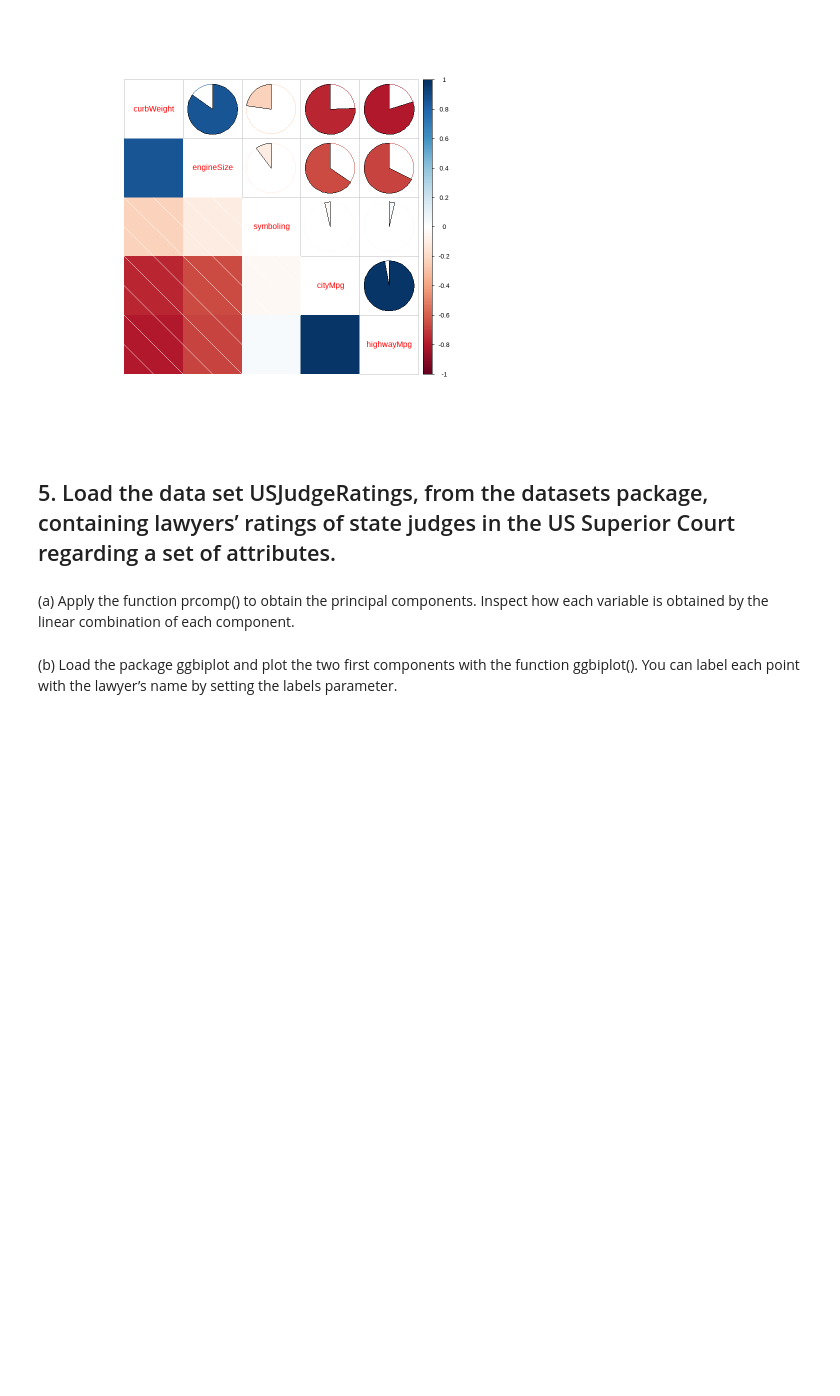
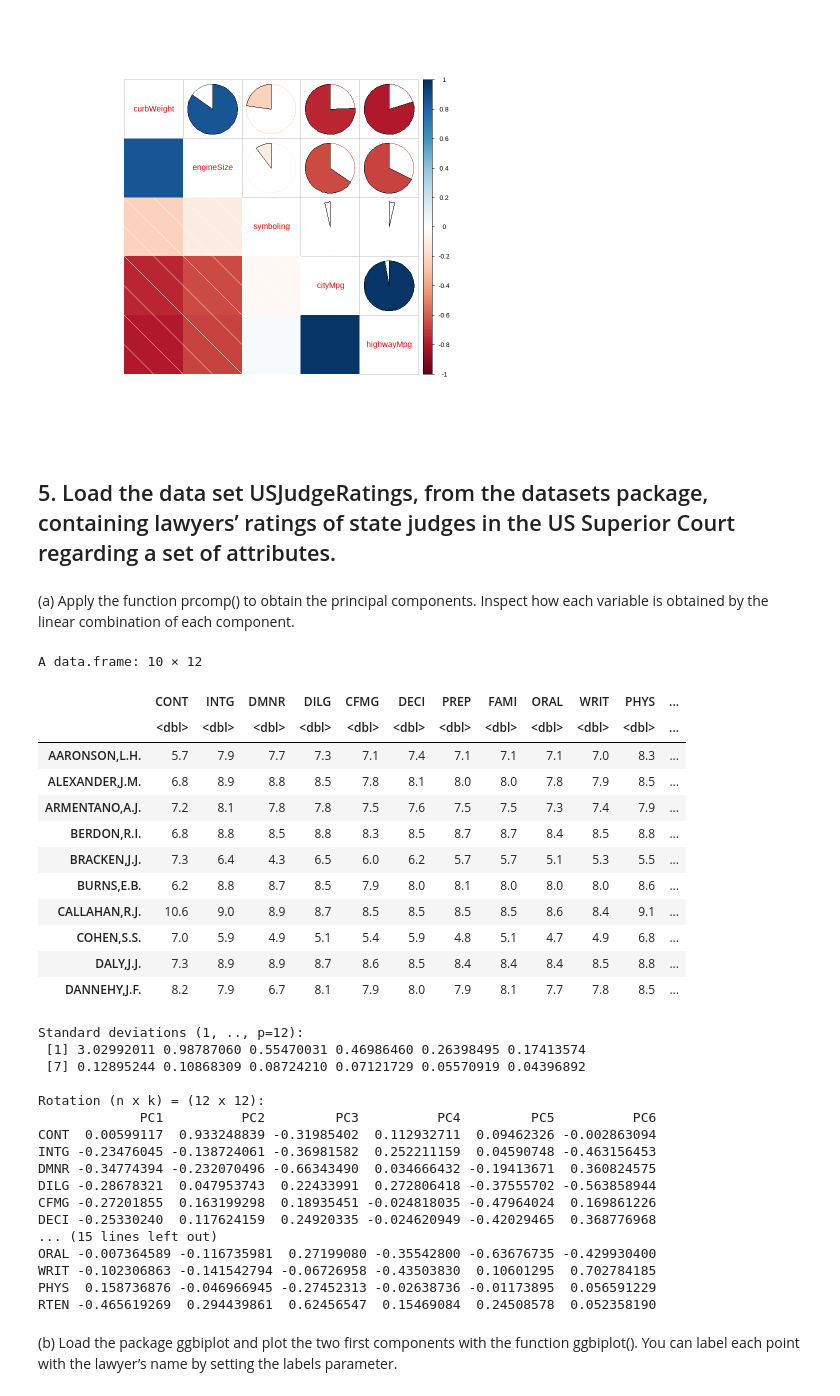
Before and after one commit to JHyel2015/handson_2023A, a Jupyter notebook: notebooks/02_DataQAR.ipynb, the cells around one changed output. Drawn from its saved outputs; the diff is of its cells as text; code cells hidden in the pictures; blank space fills up the shorter version.

```diff
--- a/notebooks/02_DataQAR.ipynb
+++ b/notebooks/02_DataQAR.ipynb
@@ -321,5 +321,40 @@ corrplot.mixed(M, lower = 'shade', upper = 'pie', order = 'hclust')
 ## 5. Load the data set USJudgeRatings, from the datasets package, containing lawyers’ ratings of state judges in the US Superior Court regarding a set of attributes.
 # %% [markdown]
 (a) Apply the function prcomp() to obtain the principal components. Inspect how each variable is obtained by the linear combination of each component.
+# %%
+head(USJudgeRatings,10)
+
+prcomp(USJudgeRatings)
+# %% [output]
+A data.frame: 10 × 12
+|  | CONT | INTG | DMNR | DILG | CFMG | DECI | PREP | FAMI | ORAL | WRIT | PHYS | ... |
+|  | <dbl> | <dbl> | <dbl> | <dbl> | <dbl> | <dbl> | <dbl> | <dbl> | <dbl> | <dbl> | <dbl> | ... |
+| AARONSON,L.H. | 5.7 | 7.9 | 7.7 | 7.3 | 7.1 | 7.4 | 7.1 | 7.1 | 7.1 | 7.0 | 8.3 | ... |
+| ALEXANDER,J.M. | 6.8 | 8.9 | 8.8 | 8.5 | 7.8 | 8.1 | 8.0 | 8.0 | 7.8 | 7.9 | 8.5 | ... |
+| ARMENTANO,A.J. | 7.2 | 8.1 | 7.8 | 7.8 | 7.5 | 7.6 | 7.5 | 7.5 | 7.3 | 7.4 | 7.9 | ... |
+| BERDON,R.I. | 6.8 | 8.8 | 8.5 | 8.8 | 8.3 | 8.5 | 8.7 | 8.7 | 8.4 | 8.5 | 8.8 | ... |
+| BRACKEN,J.J. | 7.3 | 6.4 | 4.3 | 6.5 | 6.0 | 6.2 | 5.7 | 5.7 | 5.1 | 5.3 | 5.5 | ... |
+| BURNS,E.B. | 6.2 | 8.8 | 8.7 | 8.5 | 7.9 | 8.0 | 8.1 | 8.0 | 8.0 | 8.0 | 8.6 | ... |
+| CALLAHAN,R.J. | 10.6 | 9.0 | 8.9 | 8.7 | 8.5 | 8.5 | 8.5 | 8.5 | 8.6 | 8.4 | 9.1 | ... |
+| COHEN,S.S. | 7.0 | 5.9 | 4.9 | 5.1 | 5.4 | 5.9 | 4.8 | 5.1 | 4.7 | 4.9 | 6.8 | ... |
+| DALY,J.J. | 7.3 | 8.9 | 8.9 | 8.7 | 8.6 | 8.5 | 8.4 | 8.4 | 8.4 | 8.5 | 8.8 | ... |
+| DANNEHY,J.F. | 8.2 | 7.9 | 6.7 | 8.1 | 7.9 | 8.0 | 7.9 | 8.1 | 7.7 | 7.8 | 8.5 | ... |
+Standard deviations (1, .., p=12):
+ [1] 3.02992011 0.98787060 0.55470031 0.46986460 0.26398495 0.17413574
+ [7] 0.12895244 0.10868309 0.08724210 0.07121729 0.05570919 0.04396892
+
+Rotation (n x k) = (12 x 12):
+             PC1          PC2         PC3          PC4         PC5          PC6
+CONT  0.00599117  0.933248839 -0.31985402  0.112932711  0.09462326 -0.002863094
+INTG -0.23476045 -0.138724061 -0.36981582  0.252211159  0.04590748 -0.463156453
+DMNR -0.34774394 -0.232070496 -0.66343490  0.034666432 -0.19413671  0.360824575
+DILG -0.28678321  0.047953743  0.22433991  0.272806418 -0.37555702 -0.563858944
+CFMG -0.27201855  0.163199298  0.18935451 -0.024818035 -0.47964024  0.169861226
+DECI -0.25330240  0.117624159  0.24920335 -0.024620949 -0.42029465  0.368776968
+... (15 lines left out)
+ORAL -0.007364589 -0.116735981  0.27199080 -0.35542800 -0.63676735 -0.429930400
+WRIT -0.102306863 -0.141542794 -0.06726958 -0.43503830  0.10601295  0.702784185
+PHYS  0.158736876 -0.046966945 -0.27452313 -0.02638736 -0.01173895  0.056591229
+RTEN -0.465619269  0.294439861  0.62456547  0.15469084  0.24508578  0.052358190
 # %% [markdown]
 (b) Load the package ggbiplot and plot the two first components with the function ggbiplot(). You can label each point with the lawyer’s name by setting the labels parameter.
```
Also changed, not shown: parts of 3 cells of this notebook.
